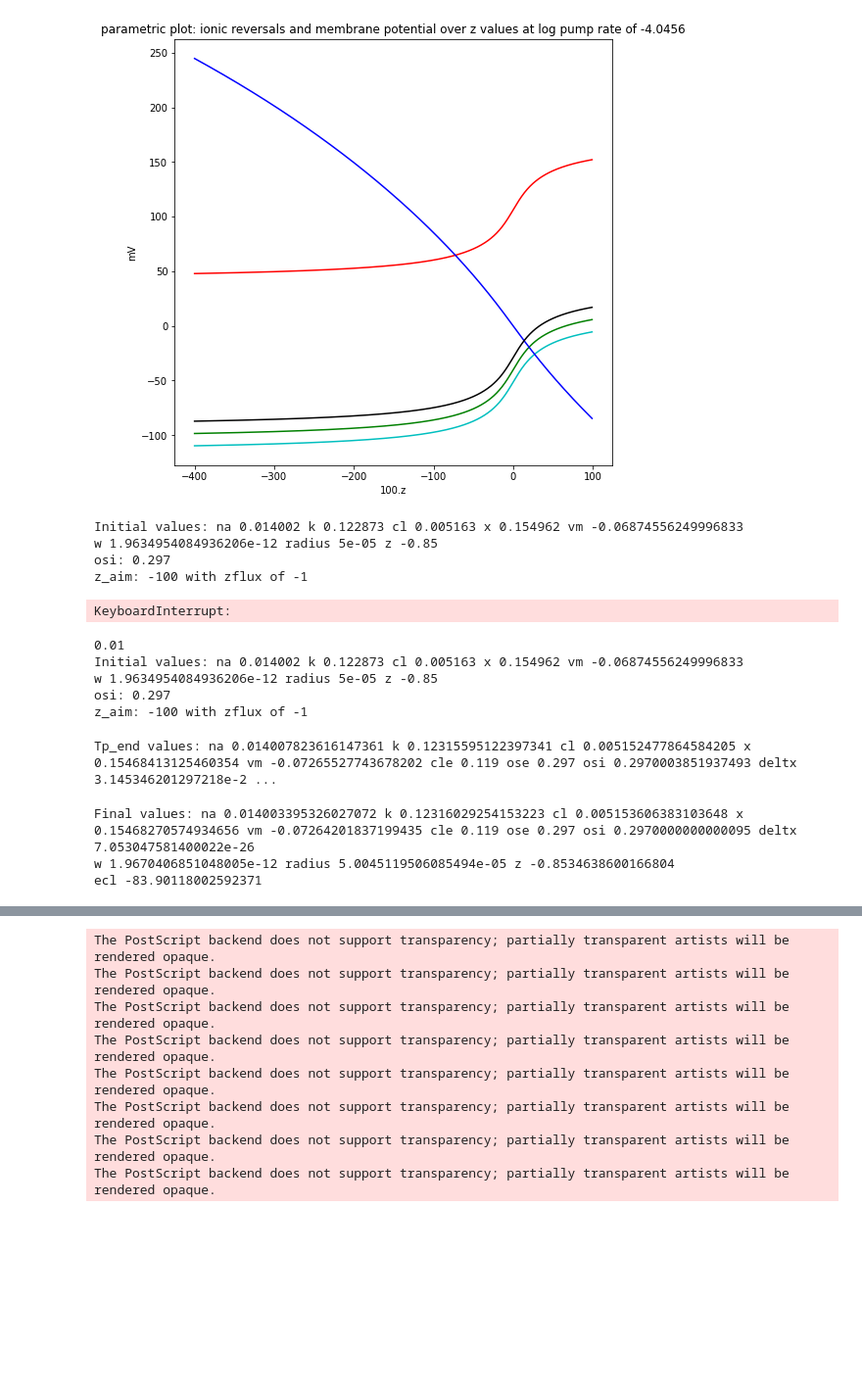
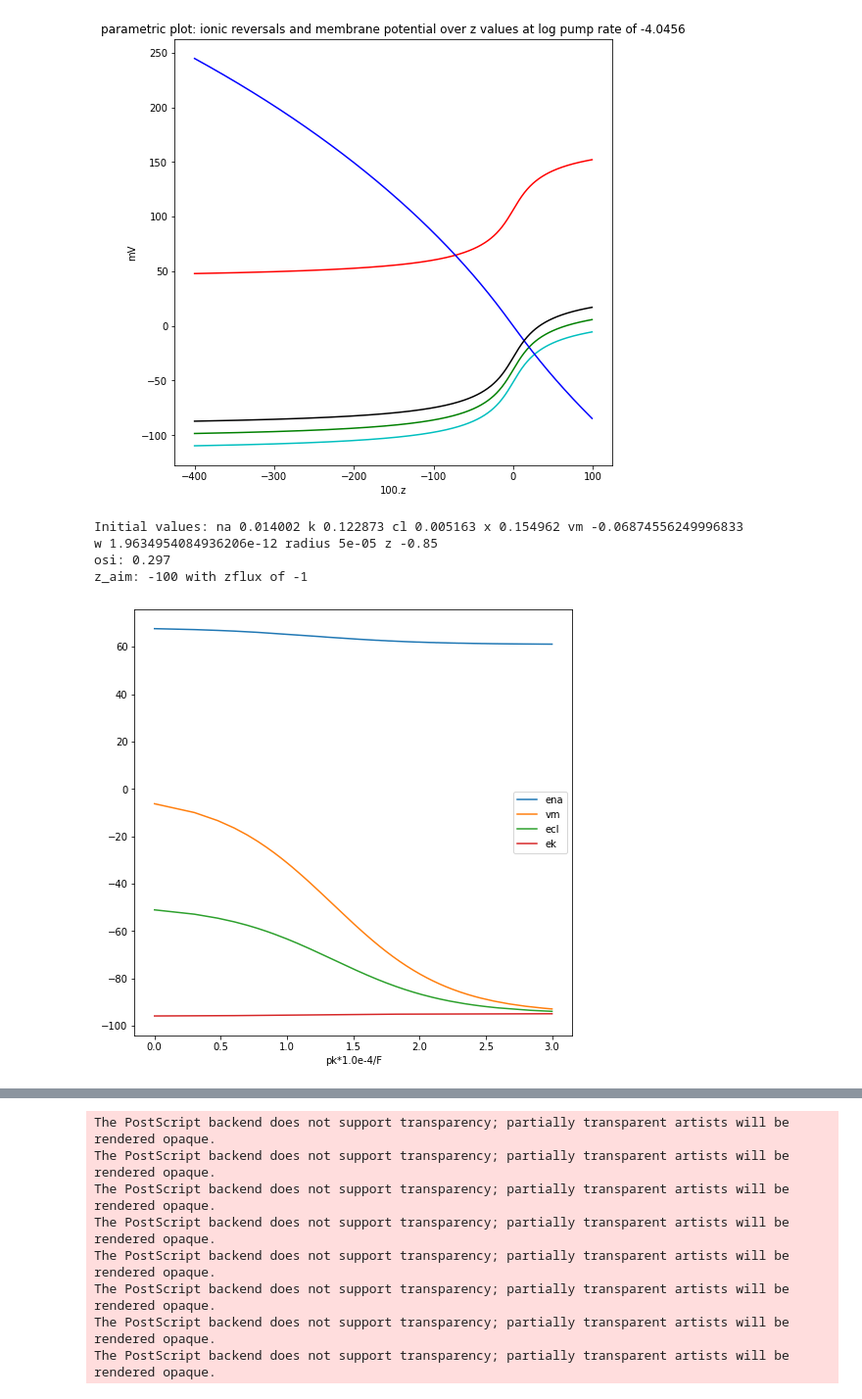
Before and after one commit to kiradust/model-of-neuronal-chloride-homeostasis, a Jupyter notebook: phosphate.ipynb, the cells around one changed output, grey strips where cells are left out. Shown at 98% size. Drawn from its saved outputs; the diff is of its cells as text; code cells hidden in the pictures; blank space fills up the shorter version.

```diff
--- a/phosphate.ipynb
+++ b/phosphate.ipynb
@@ -25,20 +25,20 @@ with open('data_fig1.csv','w') as f:
 [figure]
 # %%
 #dez = f5d()
-pk, cli, ki, nai, w, xi, vm, ena, ek, ecl, ev = delta_gs3(np.linspace(1,1000,1000))
+pk, cli, ki, nai, w, xi, vm, ena, ek, ecl, ev = delta_gs3(Gk=np.linspace(1,1000,1000))
 
 header = ['pk','vm','na','k','cl','x']
 rows = np.array([pk,np.array(vm),np.array(nai),np.array(ki),np.array(cli),np.array(xi)]).T
-
 plt.plot(pk,ena,label='ena')
 plt.plot(pk,ev,label='vm')
 plt.plot(pk,ecl,label='ecl')
 plt.plot(pk,ek,label='ek')
+plt.xlabel('gk*1.0e-4/F')
 plt.legend()
 plt.show()
 
 import csv
-with open('data_fig2.csv','w') as f:
+with open('data_fig2_gk.csv','w') as f:
     writer = csv.writer(f)
     writer.writerow(header)
     writer.writerows(rows)
@@ -47,16 +47,20 @@ Initial values: na 0.014002 k 0.122873 cl 0.005163 x 0.154962 vm -0.068745562499
 w 1.9634954084936206e-12 radius 5e-05 z -0.85
 osi: 0.297
 z_aim: -100 with zflux of -1
-KeyboardInterrupt:
-# %%
-dex=plm(tt=4*60*60*24,ecp=2e-11,xp=1000,tpend=4*60*22,phoscomb=0)
-# %% [output]
-0.01
-Initial values: na 0.014002 k 0.122873 cl 0.005163 x 0.154962 vm -0.06874556249996833
-w 1.9634954084936206e-12 radius 5e-05 z -0.85
-osi: 0.297
-z_aim: -100 with zflux of -1
-Tp_end values: na 0.014007823616147361 k 0.12315595122397341 cl 0.005152477864584205 x 0.15468413125460354 vm -0.07265527743678202 cle 0.119 ose 0.297 osi 0.2970003851937493 deltx 3.145346201297218e-2 ...
-Final values: na 0.014003395326027072 k 0.12316029254153223 cl 0.005153606383103648 x 0.15468270574934656 vm -0.07264201837199435 cle 0.119 ose 0.297 osi 0.2970000000000095 deltx 7.053047581400022e-26
-w 1.9670406851048005e-12 radius 5.0045119506085494e-05 z -0.8534638600166804
-ecl -83.90118002592371
+# %%
+epi = -1000*R/3*np.log(0.01/0.005)
+plt.plot(pk,ena,label='ena')
+plt.plot(pk,ev,label='vm')
+plt.plot(pk,ecl,label='ecl')
+plt.plot(pk,ek,label='ek')
+plt.xlabel('pk*1.0e-4/F')
+plt.legend()
+plt.show()
+
+plt.plot(pk,epi-ena,label='epi-ena')
+plt.plot(pk,vm-ena,label='vm-ena')
+plt.xlabel('pk*1.0e-4/F')
+plt.legend()
+plt.show()
+# %% [output]
+[figure, added]
```
Also changed, not shown: parts of 2 cells of this notebook, 8 other files.
